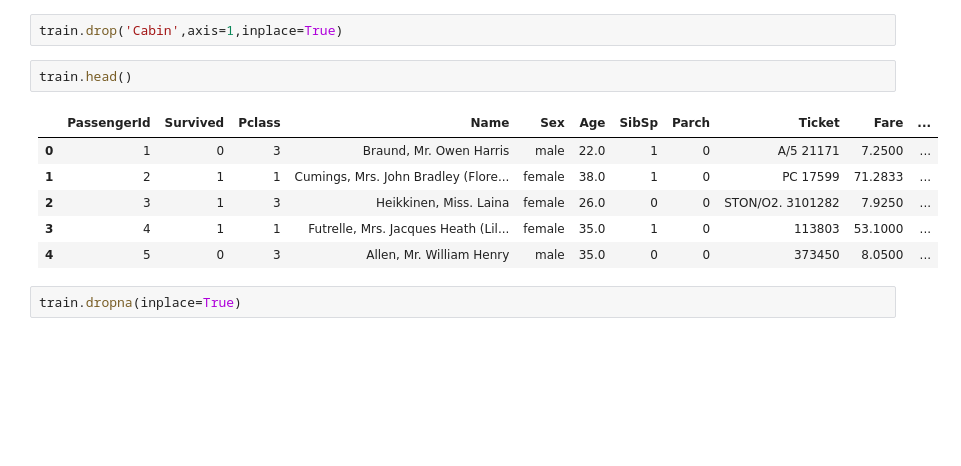
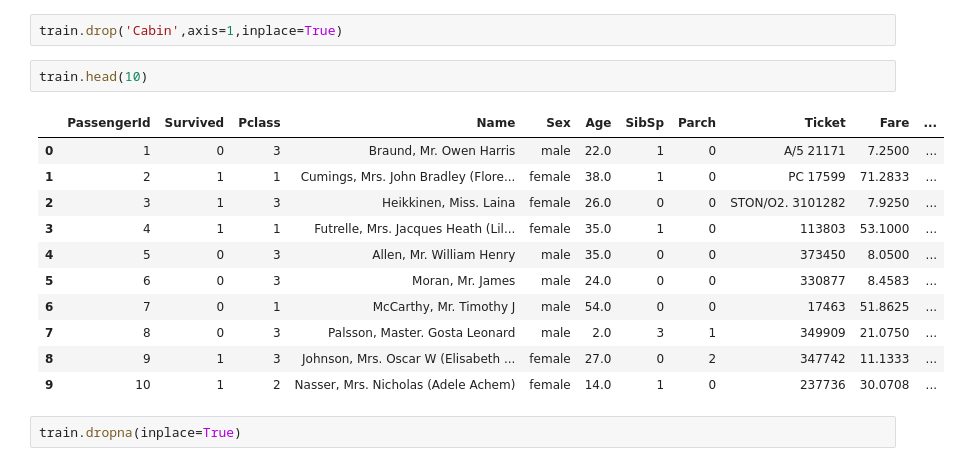
Before and after one commit to ModouLaminJagne/DataScience, a Jupyter notebook: LOGISTIC REGRESSION.ipynb, the cells around one changed output. Saved outputs shown, nothing was run; the diff lists cells and outputs as text; blank space fills up the shorter version.

```diff
--- a/LOGISTIC REGRESSION.ipynb
+++ b/LOGISTIC REGRESSION.ipynb
@@ -190,14 +190,19 @@ We drop the Cabin column because it has more missing data than available data.
 # %%
 train.drop('Cabin',axis=1,inplace=True)
 # %%
-train.head()
+train.head(10)
 # %% [output]
 |  | PassengerId | Survived | Pclass | Name | Sex | Age | SibSp | Parch | Ticket | Fare | ... |
 | 0 | 1 | 0 | 3 | Braund, Mr. Owen Harris | male | 22.0 | 1 | 0 | A/5 21171 | 7.2500 | ... |
 | 1 | 2 | 1 | 1 | Cumings, Mrs. John Bradley (Flore... | female | 38.0 | 1 | 0 | PC 17599 | 71.2833 | ... |
 | 2 | 3 | 1 | 3 | Heikkinen, Miss. Laina | female | 26.0 | 0 | 0 | STON/O2. 3101282 | 7.9250 | ... |
 | 3 | 4 | 1 | 1 | Futrelle, Mrs. Jacques Heath (Lil... | female | 35.0 | 1 | 0 | 113803 | 53.1000 | ... |
 | 4 | 5 | 0 | 3 | Allen, Mr. William Henry | male | 35.0 | 0 | 0 | 373450 | 8.0500 | ... |
+| 5 | 6 | 0 | 3 | Moran, Mr. James | male | 24.0 | 0 | 0 | 330877 | 8.4583 | ... |
+| 6 | 7 | 0 | 1 | McCarthy, Mr. Timothy J | male | 54.0 | 0 | 0 | 17463 | 51.8625 | ... |
+| 7 | 8 | 0 | 3 | Palsson, Master. Gosta Leonard | male | 2.0 | 3 | 1 | 349909 | 21.0750 | ... |
+| 8 | 9 | 1 | 3 | Johnson, Mrs. Oscar W (Elisabeth ... | female | 27.0 | 0 | 2 | 347742 | 11.1333 | ... |
+| 9 | 10 | 1 | 2 | Nasser, Mrs. Nicholas (Adele Achem) | female | 14.0 | 1 | 0 | 237736 | 30.0708 | ... |
 # %%
 train.dropna(inplace=True)
 # %% [markdown]
```
Also changed, not shown: parts of 10 cells of this notebook.
